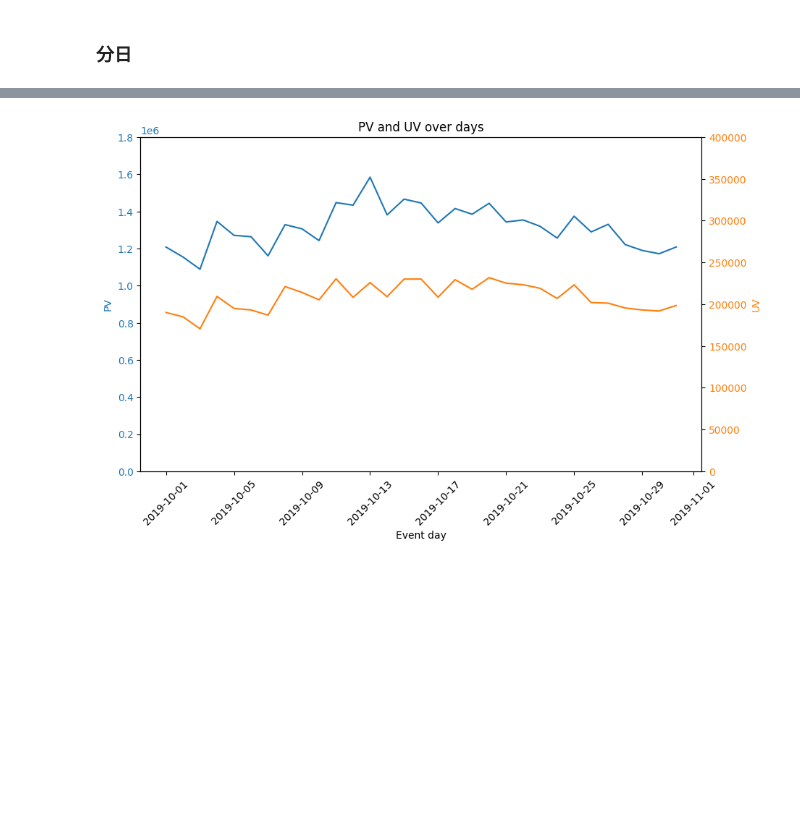
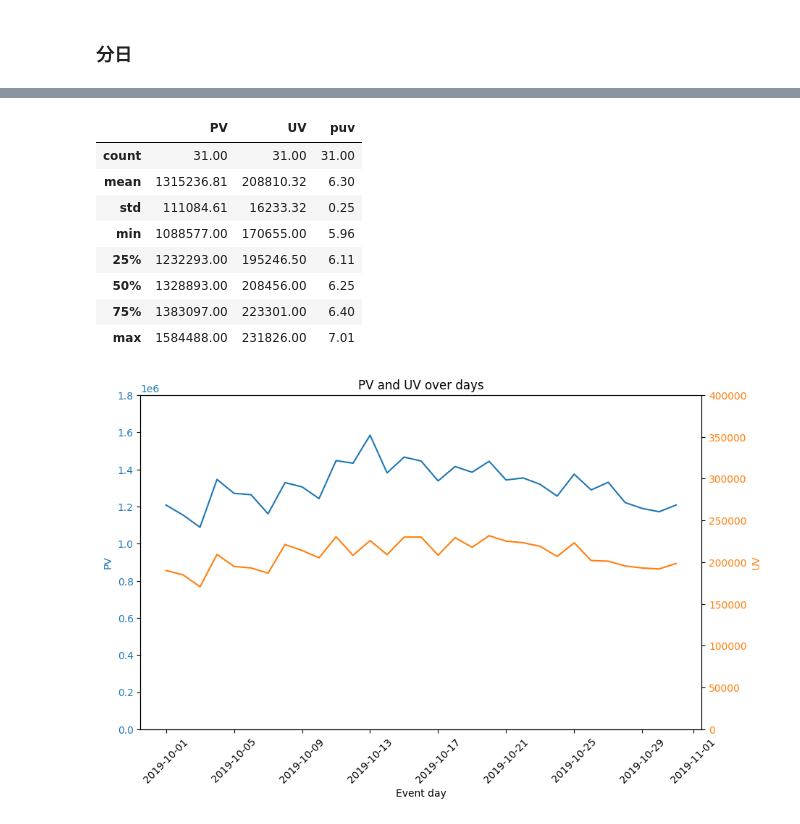
Before and after one commit to Xiqin01/REES46-eCommerce-data-analysis, a Jupyter notebook: 2.平台经营.ipynb, the cells around one changed output, grey strips where cells are left out. Drawn from its saved outputs; the diff is of its cells as text; code cells hidden in the pictures; blank space fills up the shorter version.

```diff
--- a/2.平台经营.ipynb
+++ b/2.平台经营.ipynb
@@ -111,3 +114,17 @@ view_info_byday
+# %%
+pd.options.display.float_format = '{:.2f}'.format
+
+view_info_byday.describe()
+# %% [output]
+|  | PV | UV | puv |
+| count | 31.00 | 31.00 | 31.00 |
+| mean | 1315236.81 | 208810.32 | 6.30 |
+| std | 111084.61 | 16233.32 | 0.25 |
+| min | 1088577.00 | 170655.00 | 5.96 |
+| 25% | 1232293.00 | 195246.50 | 6.11 |
+| 50% | 1328893.00 | 208456.00 | 6.25 |
+| 75% | 1383097.00 | 223301.00 | 6.40 |
+| max | 1584488.00 | 231826.00 | 7.01 |
 # %%
 # 创建一个双轴折线图
 fig, ax1 = plt.subplots()
```
Also changed, not shown: parts of 7 cells of this notebook, 16 other files.
